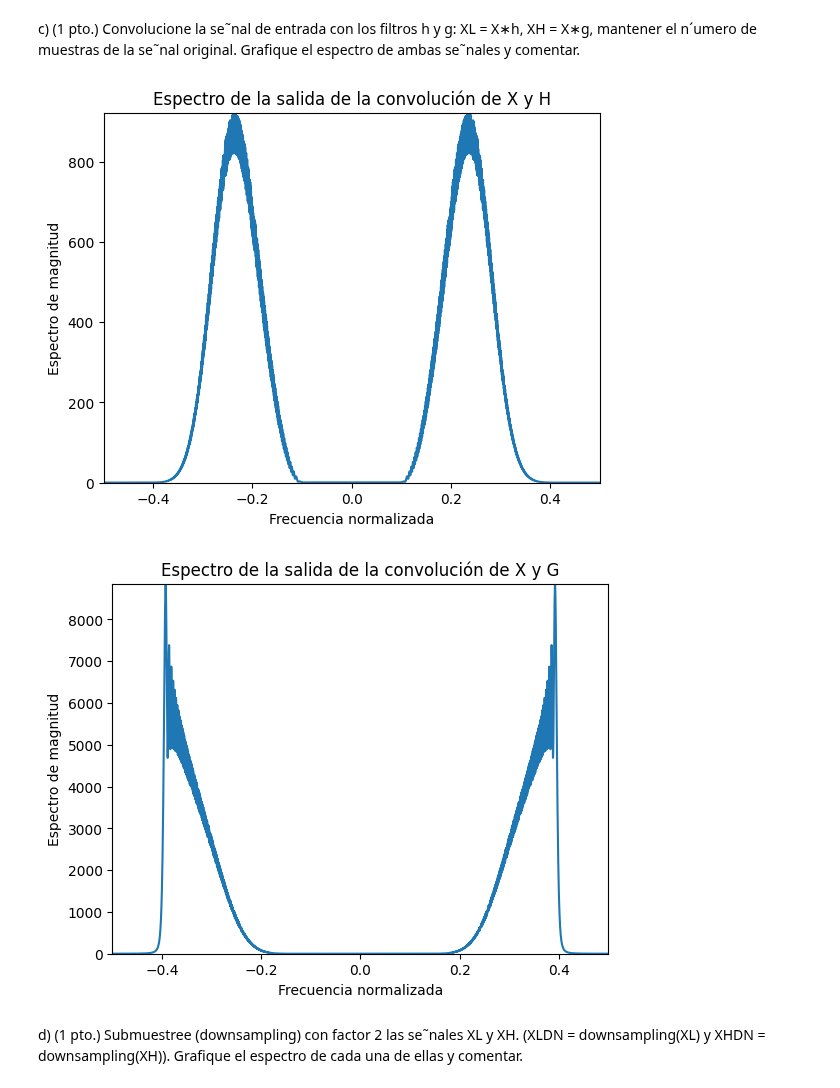
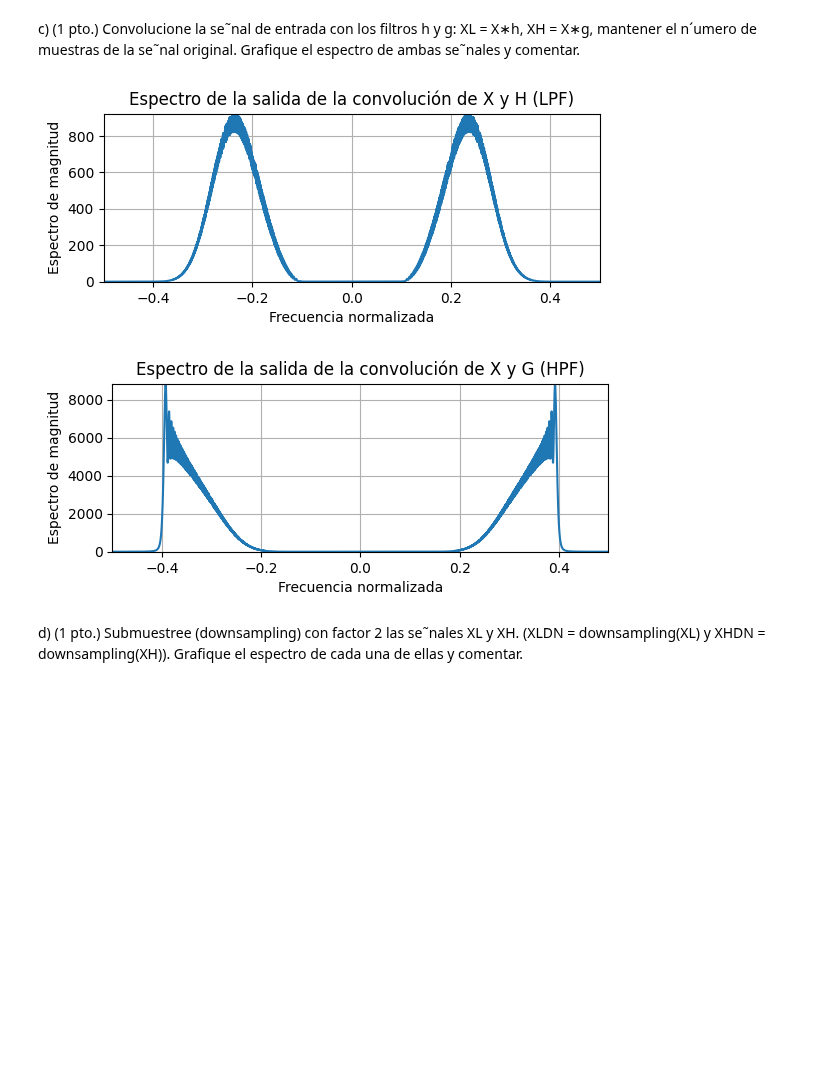
Before and after one commit to ExampleToFollow/PracticasPDS, a Jupyter notebook: Lab1/informePrevio.ipynb, the cells around one changed output. Saved outputs shown, nothing was run; the diff lists cells and outputs as text; code cells hidden in the pictures; blank space fills up the shorter version.

```diff
--- a/Lab1/informePrevio.ipynb
+++ b/Lab1/informePrevio.ipynb
@@ -131,37 +146,39 @@ el espectro de ambas se˜nales y comentar.
 # %%
 #Usamos funciones predeterminadas para realizar la convolución
 #---------------CASO LOW PASS FILTER
 XL = np.convolve(signal,h)#Calculamos la convolución
 EspectroXLow = np.fft.fftshift(np.fft.fft(XL))
 Ns =  len(XL)
 freq = ((np.arange(Ns) - Ns/2) * fs/ Ns)/fs #Frecuencia normalizada
 #Espectro de la convolución con el LPF - Filtro H
 plt.figure(1)
+plt.subplot(2, 1, 1)
 plt.plot(freq , np.abs(EspectroXLow)**2)
 plt.xlim([-0.5,0.5])
+plt.grid()
 plt.xlabel("Frecuencia normalizada")
-plt.title("Espectro de la salida de la convolución de X y H")
+plt.title("Espectro de la salida de la convolución de X y H (LPF)")
 plt.ylim([-0.3,np.max(np.abs(EspectroXLow)**2)+1])
 plt.ylabel("Espectro de magnitud")
-plt.show()
-
 #---------CASO HIGH PASS FILTER
 XH = np.convolve(signal,g)#Calculamos la convolución
 EspectroXHigh = np.fft.fftshift(np.fft.fft(XH))
 Ns =  len(XH)
 freq = ((np.arange(Ns) - Ns/2) * fs/ Ns)*(1/fs) #Frecuencia normalizada
 #Espectro de la convolución con el LPF - Filtro H
 plt.figure(2)
+plt.subplot(2, 1, 2)
 plt.plot(freq , np.abs(EspectroXHigh)**2)
 plt.xlim([-0.5,0.5])
+plt.grid()
 plt.xlabel("Frecuencia normalizada")
-plt.title("Espectro de la salida de la convolución de X y G")
+plt.title("Espectro de la salida de la convolución de X y G (HPF)")
 plt.ylim([-0.3,np.max(np.abs(EspectroXHigh)**2)+1])
 plt.ylabel("Espectro de magnitud")
 plt.show()
 # %% [output]
-[figure, old version]
+[figure, new version]
-[figure, old version]
+[figure, new version]
 # %% [markdown]
 d) (1 pto.) Submuestree (downsampling) con factor 2 las se˜nales XL y XH.
 (XLDN = downsampling(XL) y XHDN = downsampling(XH)). Grafique el
```
Also changed, not shown: parts of 13 cells of this notebook, 1 other file.
